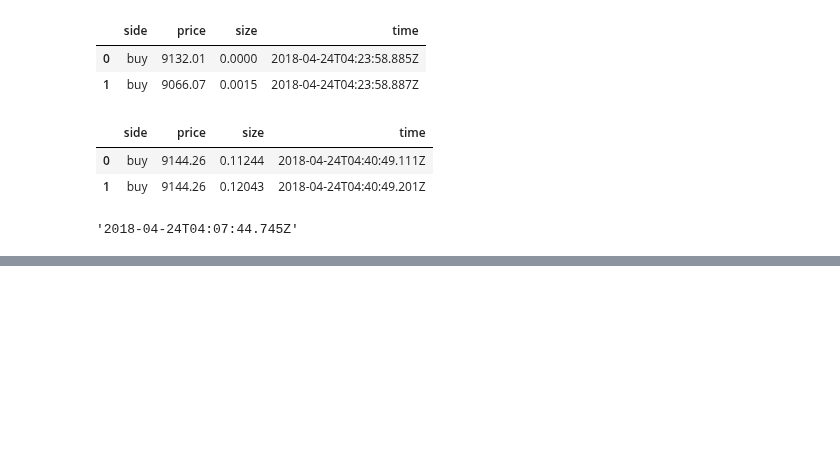
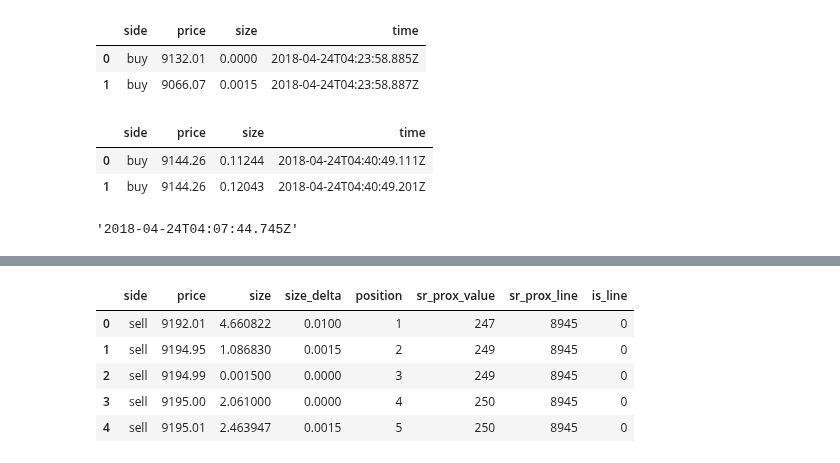
Before and after one commit to timothyyu/gdax-orderbook-ml, a Jupyter notebook: 8_program_structure_improvement.ipynb, the cells around one changed output, grey strips where cells are left out. Drawn from its saved outputs; the diff is of its cells as text; code cells hidden in the pictures; blank space fills up the shorter version.

```diff
--- a/8_program_structure_improvement.ipynb
+++ b/8_program_structure_improvement.ipynb
@@ -819,0 +736,13 @@ snapshot_both_df.head()
+# %%
+# Apply snapshot states + feature updates and create new dataframes for said states
+    # i.e. creation of distinct dataframes for updated orderbook snapshots
+apply_l2_update(snapshot_both_df,l2update_15min_1)
+snapshot_state1_df = snapshot_both_df
+snapshot_state1_df.head()
+# %% [output]
+|  | side | price | size | size_delta | position | sr_prox_value | sr_prox_line | is_line |
+| 0 | sell | 9192.01 | 4.660822 | 0.0100 | 1 | 247 | 8945 | 0 |
+| 1 | sell | 9194.95 | 1.086830 | 0.0015 | 2 | 249 | 8945 | 0 |
+| 2 | sell | 9194.99 | 0.001500 | 0.0000 | 3 | 249 | 8945 | 0 |
+| 3 | sell | 9195.00 | 2.061000 | 0.0000 | 4 | 250 | 8945 | 0 |
+| 4 | sell | 9195.01 | 2.463947 | 0.0015 | 5 | 250 | 8945 | 0 |
```
Also changed, not shown: parts of 28 cells of this notebook.
